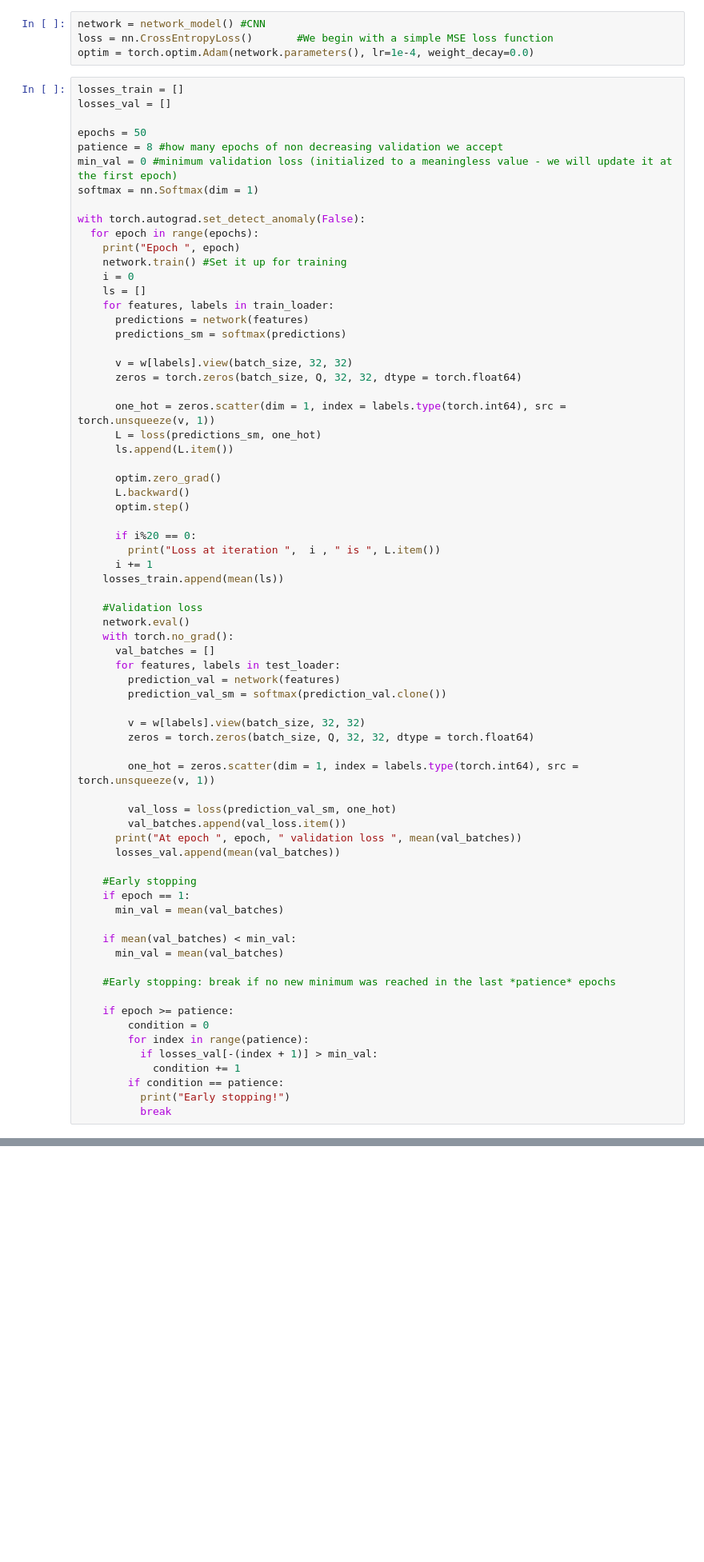
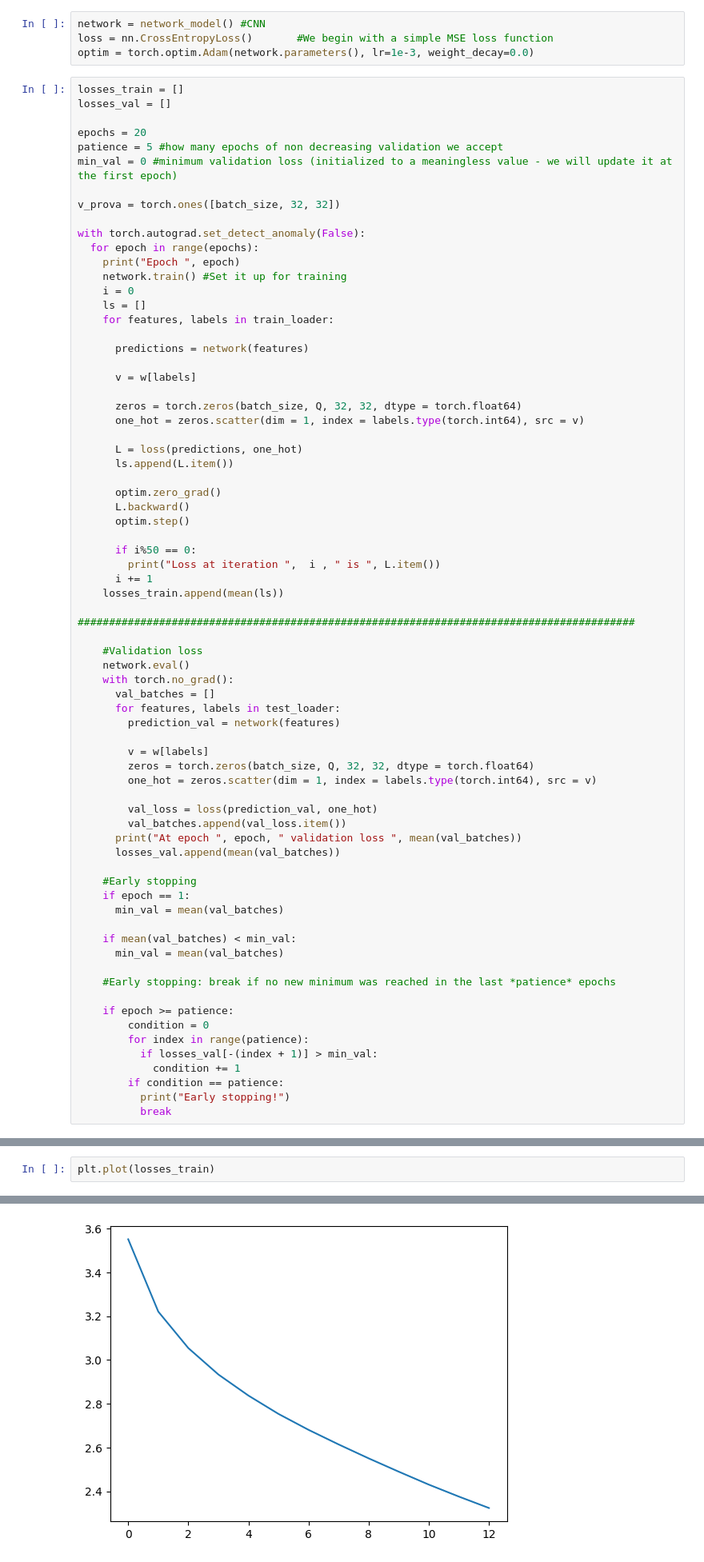
Before and after one commit to s1m0n32001/Colorization, a Jupyter notebook: cv_project_2ndloss.ipynb, the cells around one changed output, grey strips where cells are left out. Shown at 80% size. Cells and saved outputs as stored; diff of their text form; blank space fills up the shorter version.

```diff
--- a/cv_project_2ndloss.ipynb
+++ b/cv_project_2ndloss.ipynb
@@ -345,15 +333,16 @@ class CustomLoss(nn.Module):
 # %%
 network = network_model() #CNN
 loss = nn.CrossEntropyLoss()       #We begin with a simple MSE loss function
-optim = torch.optim.Adam(network.parameters(), lr=1e-4, weight_decay=0.0)
+optim = torch.optim.Adam(network.parameters(), lr=1e-3, weight_decay=0.0)
 # %%
 losses_train = []
 losses_val = []
 
-epochs = 50
-patience = 8 #how many epochs of non decreasing validation we accept
+epochs = 20
+patience = 5 #how many epochs of non decreasing validation we accept
 min_val = 0 #minimum validation loss (initialized to a meaningless value - we will update it at the first epoch)
-softmax = nn.Softmax(dim = 1)
+
+v_prova = torch.ones([batch_size, 32, 32])
 
 with torch.autograd.set_detect_anomaly(False):
   for epoch in range(epochs):
@@ -362,24 +351,27 @@ with torch.autograd.set_detect_anomaly(False):
     i = 0
     ls = []
     for features, labels in train_loader:
+
       predictions = network(features)
-      predictions_sm = softmax(predictions)
 
-      v = w[labels].view(batch_size, 32, 32)
+      v = w[labels]
+
       zeros = torch.zeros(batch_size, Q, 32, 32, dtype = torch.float64)
+      one_hot = zeros.scatter(dim = 1, index = labels.type(torch.int64), src = v)
 
-      one_hot = zeros.scatter(dim = 1, index = labels.type(torch.int64), src = torch.unsqueeze(v, 1))
-      L = loss(predictions_sm, one_hot)
+      L = loss(predictions, one_hot)
       ls.append(L.item())
 
       optim.zero_grad()
       L.backward()
       optim.step()
 
-      if i%20 == 0:
+      if i%50 == 0:
         print("Loss at iteration ",  i , " is ", L.item())
       i += 1
     losses_train.append(mean(ls))
+
+#########################################################################################
 
     #Validation loss
     network.eval()
@@ -387,14 +379,12 @@ with torch.autograd.set_detect_anomaly(False):
       val_batches = []
       for features, labels in test_loader:
         prediction_val = network(features)
-        prediction_val_sm = softmax(prediction_val.clone())
 
-        v = w[labels].view(batch_size, 32, 32)
+        v = w[labels]
         zeros = torch.zeros(batch_size, Q, 32, 32, dtype = torch.float64)
+        one_hot = zeros.scatter(dim = 1, index = labels.type(torch.int64), src = v)
 
-        one_hot = zeros.scatter(dim = 1, index = labels.type(torch.int64), src = torch.unsqueeze(v, 1))
-
-        val_loss = loss(prediction_val_sm, one_hot)
+        val_loss = loss(prediction_val, one_hot)
         val_batches.append(val_loss.item())
       print("At epoch ", epoch, " validation loss ", mean(val_batches))
       losses_val.append(mean(val_batches))
@@ -431,0 +427,3 @@ RuntimeError: only batches of spatial targets supported (3D tensors) but got tar
+# %%
+plt.plot(losses_train)
+# %% [output]
@@ -431,0 +431 @@ RuntimeError: only batches of spatial targets supported (3D tensors) but got tar
+[figure, added]
```
Also changed, not shown: parts of 47 cells of this notebook.
